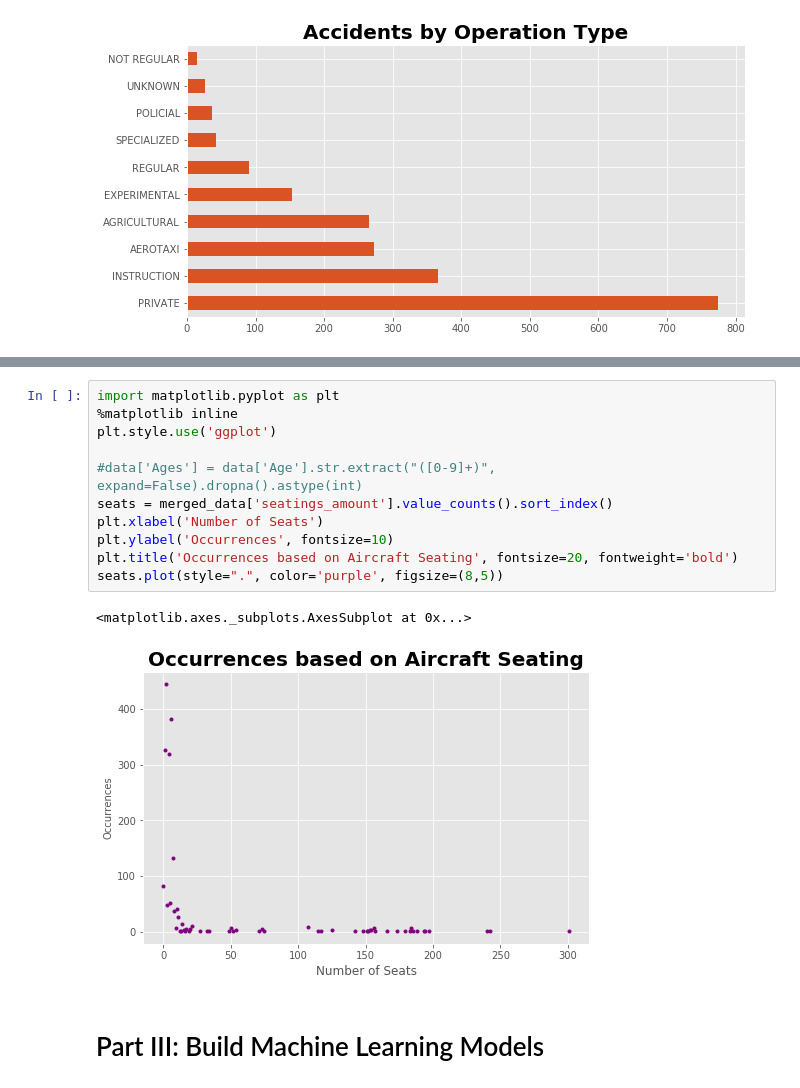
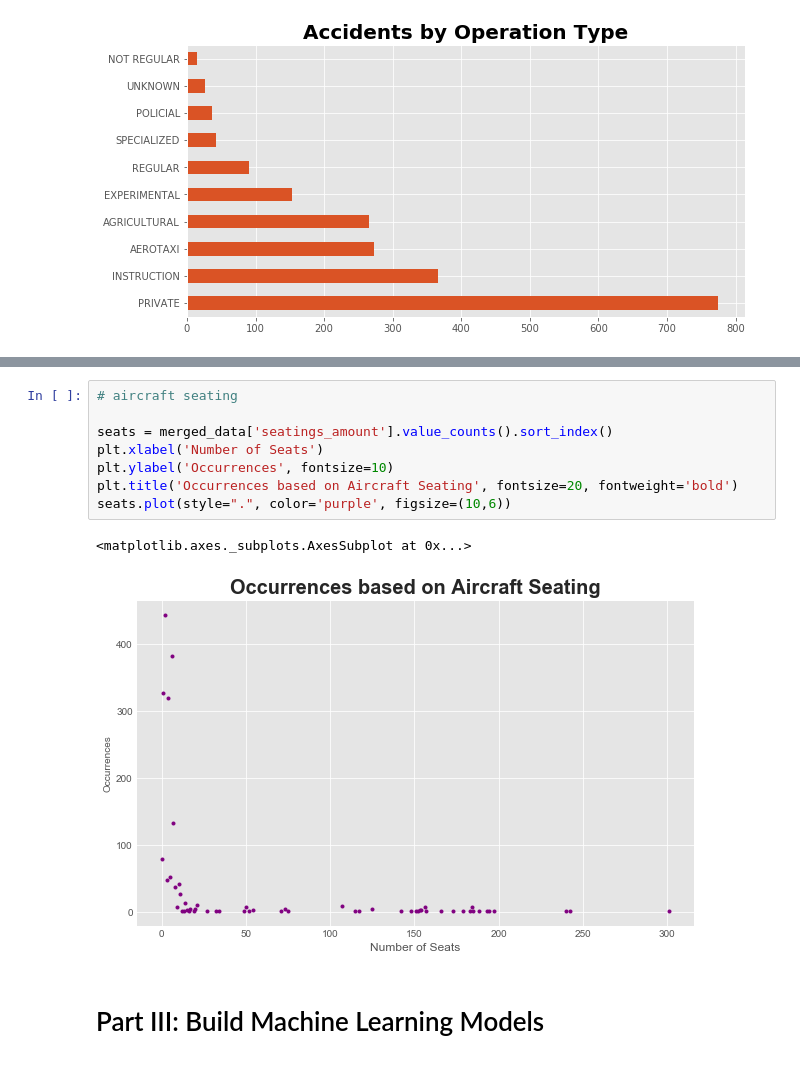
Before and after one commit to jenylmurdock/dsc-5-capstone-project-online-ds-pt-011419, a Jupyter notebook: student.ipynb, the cells around one changed output, grey strips where cells are left out. Cells and saved outputs as stored; diff of their text form.

```diff
--- a/student.ipynb
+++ b/student.ipynb
@@ -987,17 +1080,14 @@ manuf_data = merged_data[merged_data['manufacturer'].isin(manufacturers.index[ma
 # %%
-import matplotlib.pyplot as plt
-%matplotlib inline
-plt.style.use('ggplot')
+# aircraft seating
 
-#data['Ages'] = data['Age'].str.extract("([0-9]+)", expand=False).dropna().astype(int)
 seats = merged_data['seatings_amount'].value_counts().sort_index()
 plt.xlabel('Number of Seats')
 plt.ylabel('Occurrences', fontsize=10)
 plt.title('Occurrences based on Aircraft Seating', fontsize=20, fontweight='bold')
-seats.plot(style=".", color='purple', figsize=(8,5))
+seats.plot(style=".", color='purple', figsize=(10,6))
 # %% [output]
 <matplotlib.axes._subplots.AxesSubplot at 0x...>
-[figure, old version]
+[figure, new version]
 # %% [markdown]
 # Part III:  Build Machine Learning Models
 # %% [markdown]
```
Also changed, not shown: parts of 28 cells of this notebook.
